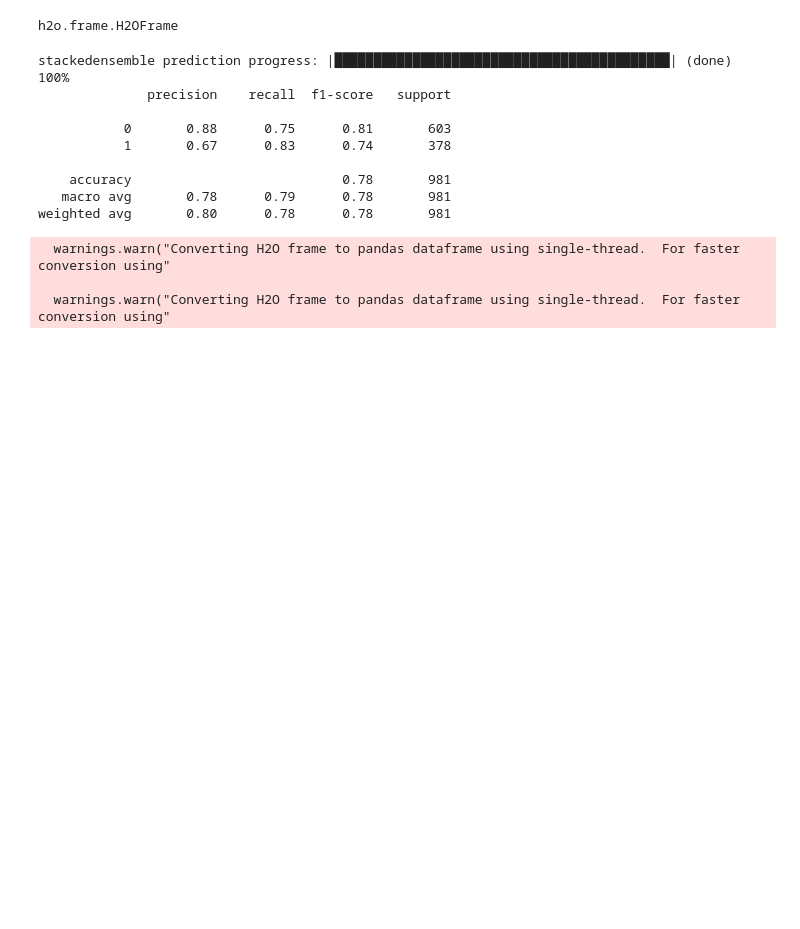
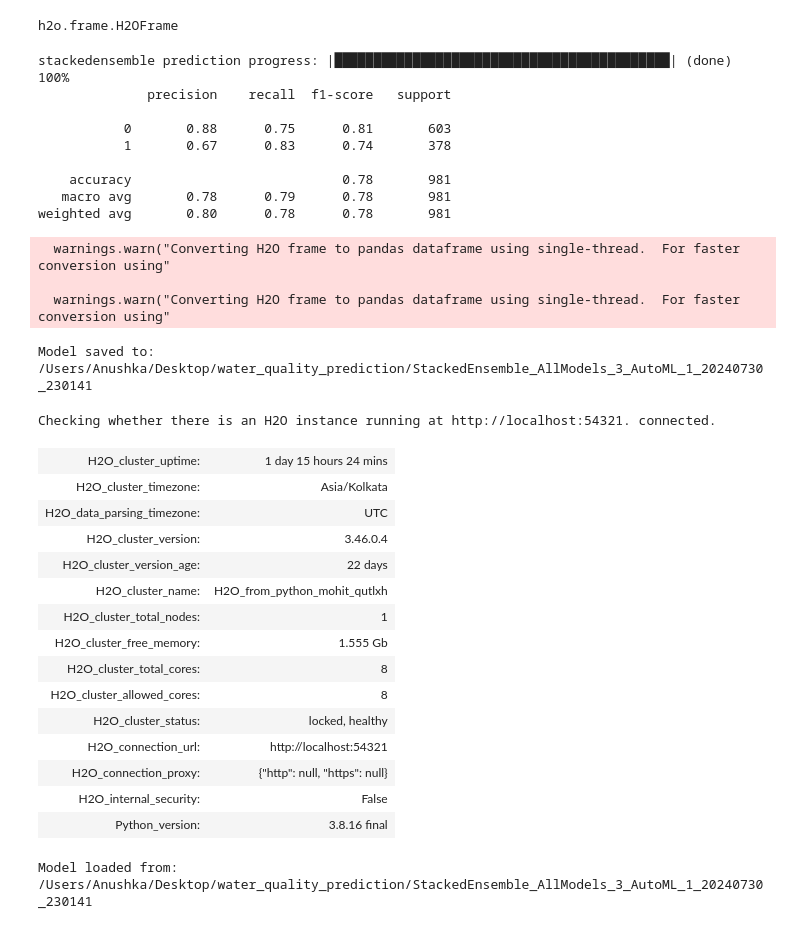
Before and after one commit to SaraswatAnushka/Water_Quality_Prediction, a Jupyter notebook: water_quality.ipynb, the cells around one changed output. Drawn from its saved outputs; the diff is of its cells as text; code cells hidden in the pictures; blank space fills up the shorter version.

Commit message:
model

```diff
--- a/water_quality.ipynb
+++ b/water_quality.ipynb
@@ -566,3 +571,35 @@ weighted avg       0.80      0.78      0.78       981
   warnings.warn("Converting H2O frame to pandas dataframe using single-thread.  For faster conversion using"
 
   warnings.warn("Converting H2O frame to pandas dataframe using single-thread.  For faster conversion using"
+# %%
+best_model = aml.leader
+
+# Save the model to a file
+model_path = h2o.save_model(model=best_model, path=".", force=True)
+print(f"Model saved to: {model_path}")
+# %% [output]
+Model saved to: /Users/Anushka/Desktop/water_quality_prediction/StackedEnsemble_AllModels_3_AutoML_1_20240730_230141
+# %%
+h2o.init()
+# %% [output]
+Checking whether there is an H2O instance running at http://localhost:54321. connected.
+| H2O_cluster_uptime: | 1 day 15 hours 24 mins |
+| H2O_cluster_timezone: | Asia/Kolkata |
+| H2O_data_parsing_timezone: | UTC |
+| H2O_cluster_version: | 3.46.0.4 |
+| H2O_cluster_version_age: | 22 days |
+| H2O_cluster_name: | H2O_from_python_mohit_qutlxh |
+| H2O_cluster_total_nodes: | 1 |
+| H2O_cluster_free_memory: | 1.555 Gb |
+| H2O_cluster_total_cores: | 8 |
+| H2O_cluster_allowed_cores: | 8 |
+| H2O_cluster_status: | locked, healthy |
+| H2O_connection_url: | http://localhost:54321 |
+| H2O_connection_proxy: | {"http": null, "https": null} |
+| H2O_internal_security: | False |
+| Python_version: | 3.8.16 final |
+# %%
+loaded_model = h2o.load_model(model_path)
+print(f"Model loaded from: {model_path}")
+# %% [output]
+Model loaded from: /Users/Anushka/Desktop/water_quality_prediction/StackedEnsemble_AllModels_3_AutoML_1_20240730_230141
```
Also changed, not shown: parts of 4 cells of this notebook.
